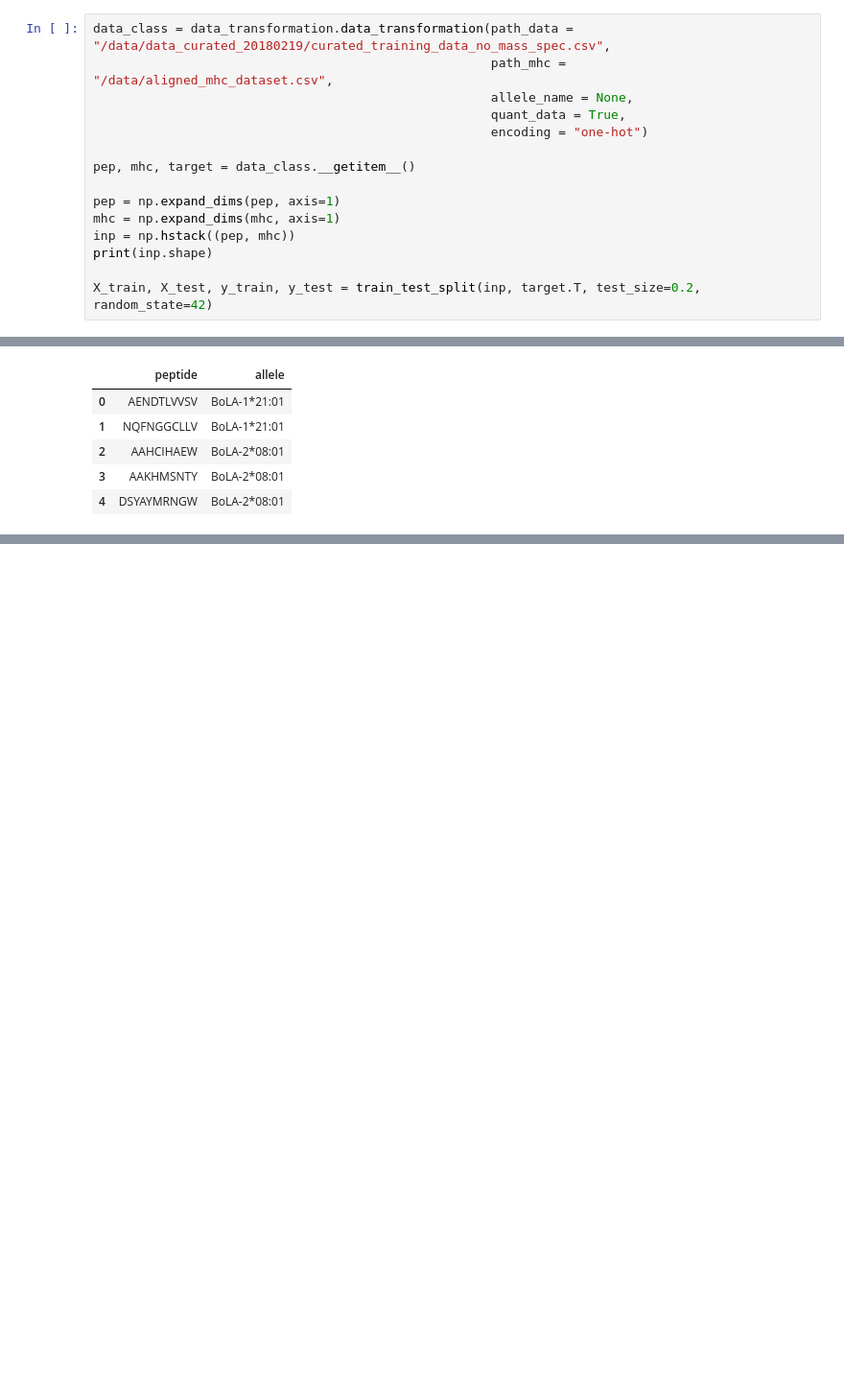
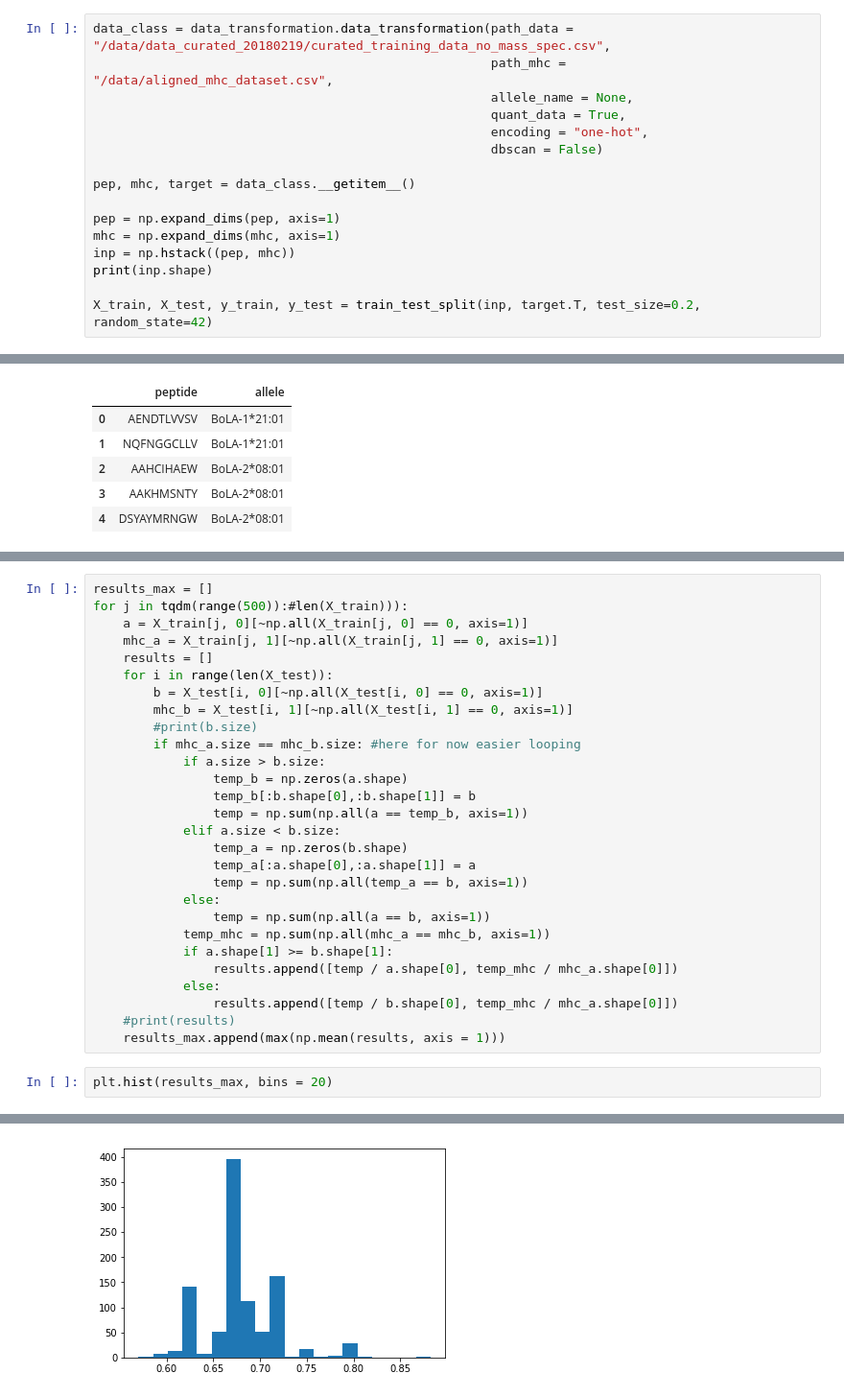
Before and after one commit to pauljeroenr/mhc_peptide_binding_prediction, a Jupyter notebook: check_testdata.ipynb, the cells around one changed output, grey strips where cells are left out. Shown at 96% size. Drawn from its saved outputs; the diff is of its cells as text; blank space fills up the shorter version.

```diff
--- a/check_testdata.ipynb
+++ b/check_testdata.ipynb
@@ -18,7 +22,8 @@ data_class = data_transformation.data_transformation(path_data = "/data/data_cur
                                                      path_mhc = "/data/aligned_mhc_dataset.csv",
                                                      allele_name = None,
                                                      quant_data = True,
-                                                     encoding = "one-hot")
+                                                     encoding = "one-hot",
+                                                     dbscan = False)
 
 pep, mhc, target = data_class.__getitem__()
 
@@ -166,0 +229,31 @@ pd.DataFrame(d)
+# %%
+results_max = []
+for j in tqdm(range(500)):#len(X_train))):
+    a = X_train[j, 0][~np.all(X_train[j, 0] == 0, axis=1)]
+    mhc_a = X_train[j, 1][~np.all(X_train[j, 1] == 0, axis=1)]
+    results = []
+    for i in range(len(X_test)):
+        b = X_test[i, 0][~np.all(X_test[i, 0] == 0, axis=1)]
+        mhc_b = X_test[i, 1][~np.all(X_test[i, 1] == 0, axis=1)]
+        #print(b.size)
+        if mhc_a.size == mhc_b.size: #here for now easier looping
+            if a.size > b.size:
+                temp_b = np.zeros(a.shape)
+                temp_b[:b.shape[0],:b.shape[1]] = b
+                temp = np.sum(np.all(a == temp_b, axis=1))
+            elif a.size < b.size:
+                temp_a = np.zeros(b.shape)
+                temp_a[:a.shape[0],:a.shape[1]] = a
+                temp = np.sum(np.all(temp_a == b, axis=1))
+            else:
+                temp = np.sum(np.all(a == b, axis=1))
+            temp_mhc = np.sum(np.all(mhc_a == mhc_b, axis=1))
+            if a.shape[1] >= b.shape[1]:
+                results.append([temp / a.shape[0], temp_mhc / mhc_a.shape[0]])
+            else:
+                results.append([temp / b.shape[0], temp_mhc / mhc_a.shape[0]])
+    #print(results)
+    results_max.append(max(np.mean(results, axis = 1)))
+# %%
+plt.hist(results_max, bins = 20)
+# %% [output]
@@ -166,0 +268 @@ pd.DataFrame(d)
+[figure, added]
```
Also changed, not shown: parts of 21 cells of this notebook, 2 other files.
